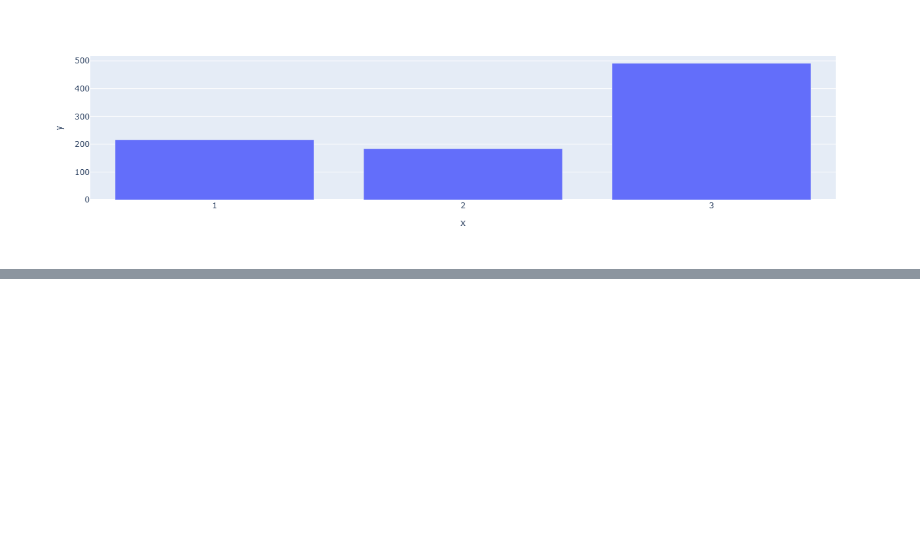
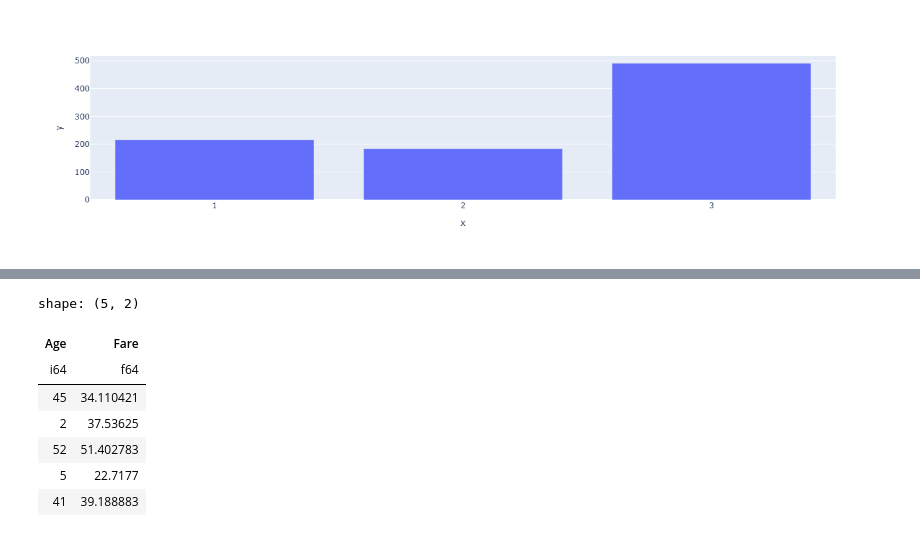
Before and after one commit to yukikitayama/data-analysis, a Jupyter notebook: polars/grouping_aggregation.ipynb, the cells around one changed output, grey strips where cells are left out. Drawn from its saved outputs; the diff is of its cells as text; code cells hidden in the pictures; blank space fills up the shorter version.

```diff
--- a/polars/grouping_aggregation.ipynb
+++ b/polars/grouping_aggregation.ipynb
@@ -400,0 +457,18 @@ SELECT [col("Pclass").value_counts()]
+# %%
+(
+    df
+    .group_by(pl.col("Age").cast(pl.Int64))
+    .agg(
+        pl.col("Fare").mean()
+    )
+    .head()
+)
+# %% [output]
+shape: (5, 2)
+| Age | Fare |
+| i64 | f64 |
+| 45 | 34.110421 |
+| 2 | 37.53625 |
+| 52 | 51.402783 |
+| 5 | 22.7177 |
+| 41 | 39.188883 |
```
Also changed, not shown: parts of 14 cells of this notebook, 1 other file.
